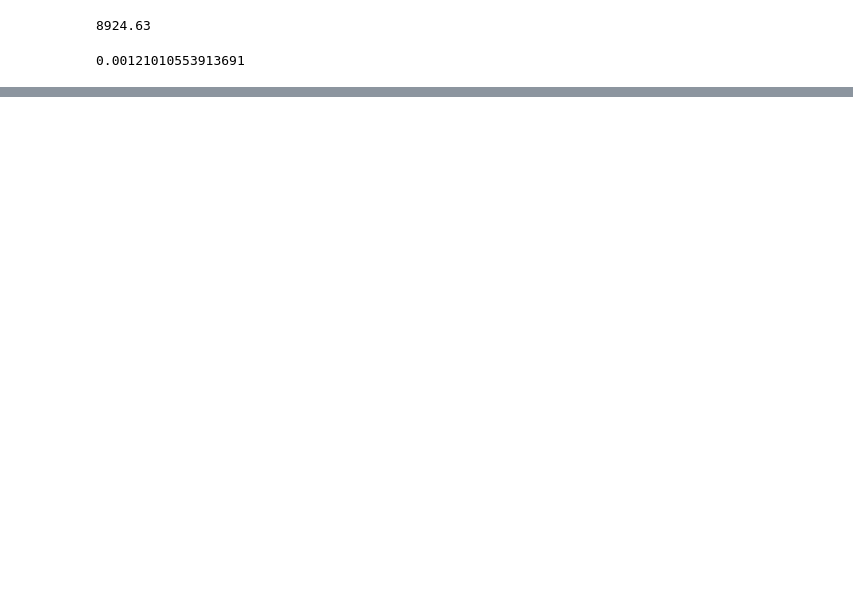
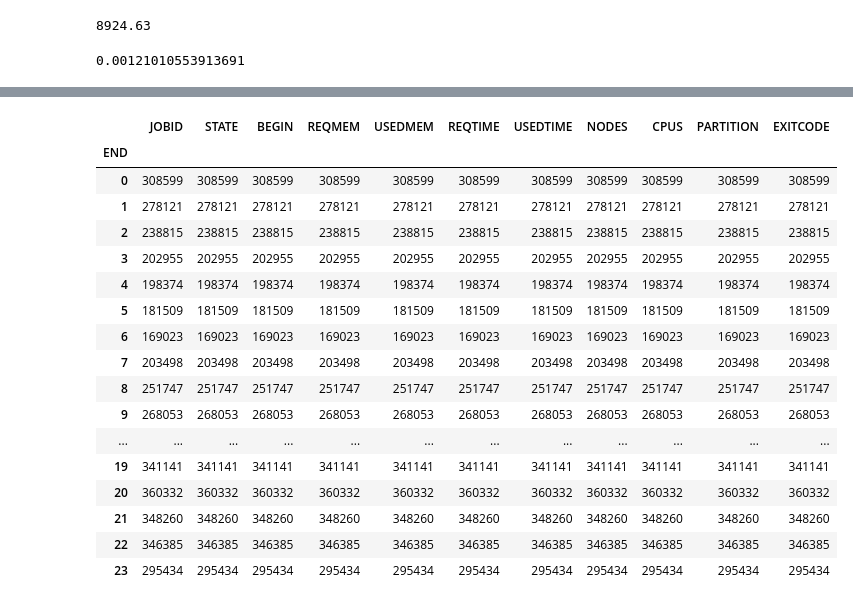
Before and after one commit to nss-data-science-cohort-5/accre-black-licorice, a Jupyter notebook: ACCRE.ipynb, the cells around one changed output, grey strips where cells are left out. Drawn from its saved outputs; the diff is of its cells as text; code cells hidden in the pictures; blank space fills up the shorter version.

```diff
--- a/ACCRE.ipynb
+++ b/ACCRE.ipynb
@@ -58,0 +122,21 @@ round(duration_in_hr,2)
+# %%
+date_as_index.groupby(date_as_index.index.hour).count()
+# %% [output]
+|  | JOBID | STATE | BEGIN | REQMEM | USEDMEM | REQTIME | USEDTIME | NODES | CPUS | PARTITION | EXITCODE |
+| END |  |  |  |  |  |  |  |  |  |  |  |
+| 0 | 308599 | 308599 | 308599 | 308599 | 308599 | 308599 | 308599 | 308599 | 308599 | 308599 | 308599 |
+| 1 | 278121 | 278121 | 278121 | 278121 | 278121 | 278121 | 278121 | 278121 | 278121 | 278121 | 278121 |
+| 2 | 238815 | 238815 | 238815 | 238815 | 238815 | 238815 | 238815 | 238815 | 238815 | 238815 | 238815 |
+| 3 | 202955 | 202955 | 202955 | 202955 | 202955 | 202955 | 202955 | 202955 | 202955 | 202955 | 202955 |
+| 4 | 198374 | 198374 | 198374 | 198374 | 198374 | 198374 | 198374 | 198374 | 198374 | 198374 | 198374 |
+| 5 | 181509 | 181509 | 181509 | 181509 | 181509 | 181509 | 181509 | 181509 | 181509 | 181509 | 181509 |
+| 6 | 169023 | 169023 | 169023 | 169023 | 169023 | 169023 | 169023 | 169023 | 169023 | 169023 | 169023 |
+| 7 | 203498 | 203498 | 203498 | 203498 | 203498 | 203498 | 203498 | 203498 | 203498 | 203498 | 203498 |
+| 8 | 251747 | 251747 | 251747 | 251747 | 251747 | 251747 | 251747 | 251747 | 251747 | 251747 | 251747 |
+| 9 | 268053 | 268053 | 268053 | 268053 | 268053 | 268053 | 268053 | 268053 | 268053 | 268053 | 268053 |
+| ... | ... | ... | ... | ... | ... | ... | ... | ... | ... | ... | ... |
+| 19 | 341141 | 341141 | 341141 | 341141 | 341141 | 341141 | 341141 | 341141 | 341141 | 341141 | 341141 |
+| 20 | 360332 | 360332 | 360332 | 360332 | 360332 | 360332 | 360332 | 360332 | 360332 | 360332 | 360332 |
+| 21 | 348260 | 348260 | 348260 | 348260 | 348260 | 348260 | 348260 | 348260 | 348260 | 348260 | 348260 |
+| 22 | 346385 | 346385 | 346385 | 346385 | 346385 | 346385 | 346385 | 346385 | 346385 | 346385 | 346385 |
+| 23 | 295434 | 295434 | 295434 | 295434 | 295434 | 295434 | 295434 | 295434 | 295434 | 295434 | 295434 |
```
Also changed, not shown: parts of 17 cells of this notebook.
